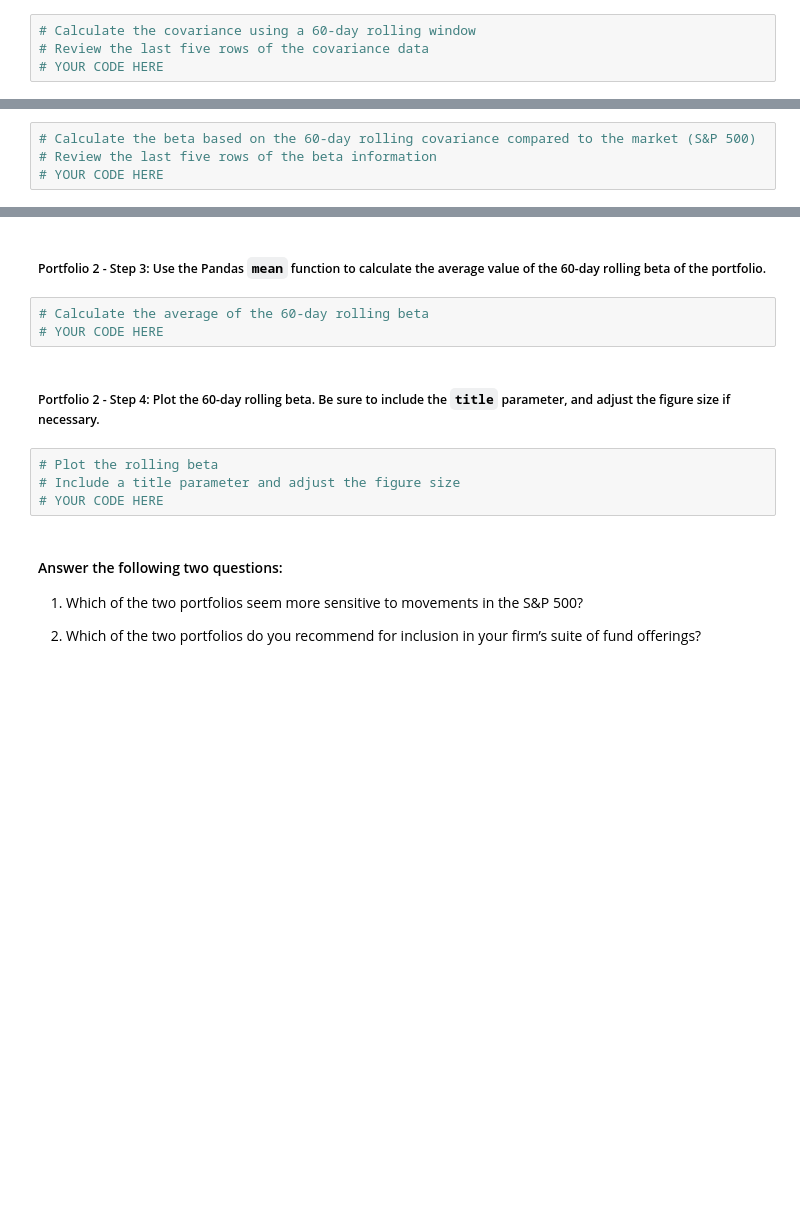
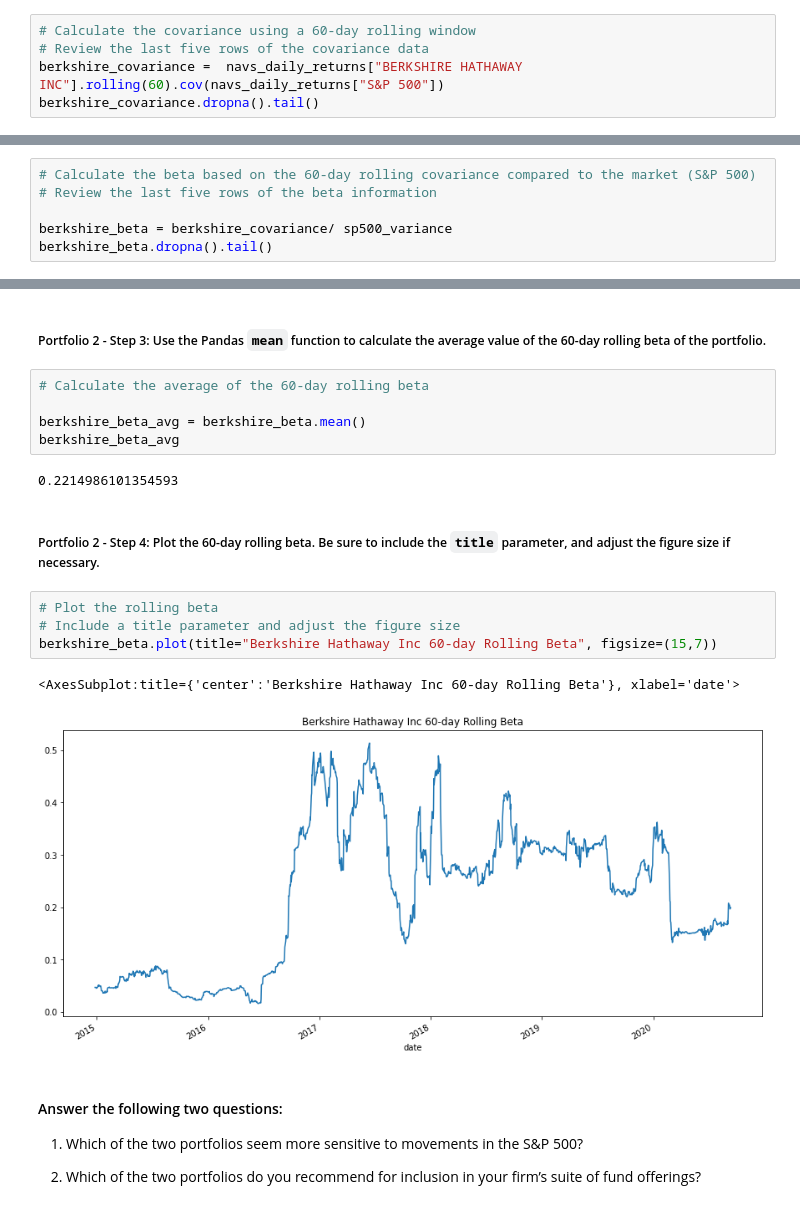
Before and after one commit to asabeti/Module_4_Challenge, a Jupyter notebook: risk_return_analysis.ipynb, the cells around one changed output, grey strips where cells are left out. Cells and saved outputs as stored; diff of their text form; blank space fills up the shorter version.

```diff
--- a/risk_return_analysis.ipynb
+++ b/risk_return_analysis.ipynb
@@ -379,4 +438,5 @@ Your analysis is nearing completion. Now, you need to evaluate how the portfolio
 # %%
 # Calculate the covariance using a 60-day rolling window
 # Review the last five rows of the covariance data
-# YOUR CODE HERE
+berkshire_covariance =  navs_daily_returns["BERKSHIRE HATHAWAY INC"].rolling(60).cov(navs_daily_returns["S&P 500"])
+berkshire_covariance.dropna().tail()
@@ -385,4 +453,6 @@ Your analysis is nearing completion. Now, you need to evaluate how the portfolio
 # %%
 # Calculate the beta based on the 60-day rolling covariance compared to the market (S&P 500)
 # Review the last five rows of the beta information
-# YOUR CODE HERE
+
+berkshire_beta = berkshire_covariance/ sp500_variance
+berkshire_beta.dropna().tail()
@@ -390,13 +468,20 @@ Your analysis is nearing completion. Now, you need to evaluate how the portfolio
 ##### Portfolio 2 - Step 3: Use the Pandas `mean` function to calculate the average value of the 60-day rolling beta of the portfolio.
 # %%
 # Calculate the average of the 60-day rolling beta
-# YOUR CODE HERE
+
+berkshire_beta_avg = berkshire_beta.mean()
+berkshire_beta_avg
+# %% [output]
+0.2214986101354593
 # %% [markdown]
 ##### Portfolio 2 - Step 4: Plot the 60-day rolling beta. Be sure to include the `title` parameter, and adjust the figure size if necessary.
 # %%
 # Plot the rolling beta
 # Include a title parameter and adjust the figure size
-# YOUR CODE HERE
+berkshire_beta.plot(title="Berkshire Hathaway Inc 60-day Rolling Beta", figsize=(15,7))
+# %% [output]
+<AxesSubplot:title={'center':'Berkshire Hathaway Inc 60-day Rolling Beta'}, xlabel='date'>
+[figure, added]
 # %% [markdown]
 #### Answer the following two questions:
 
```
Also changed, not shown: parts of 15 cells of this notebook.
